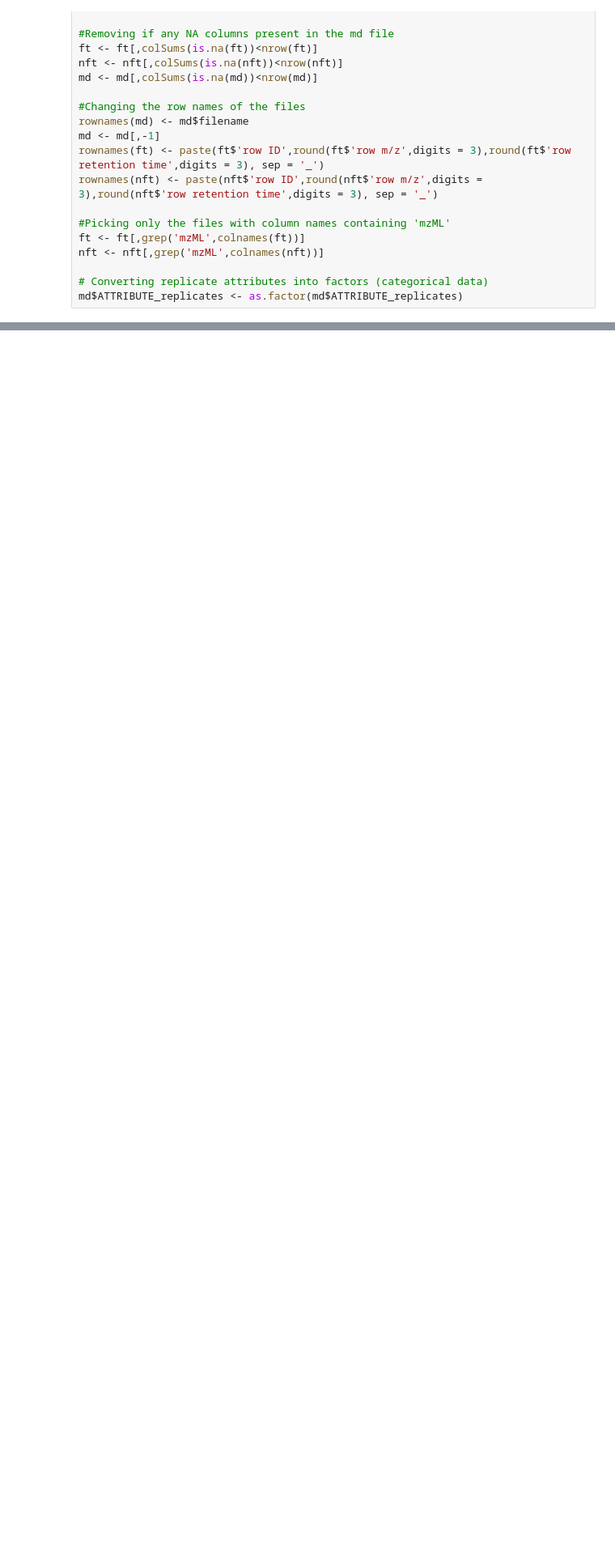
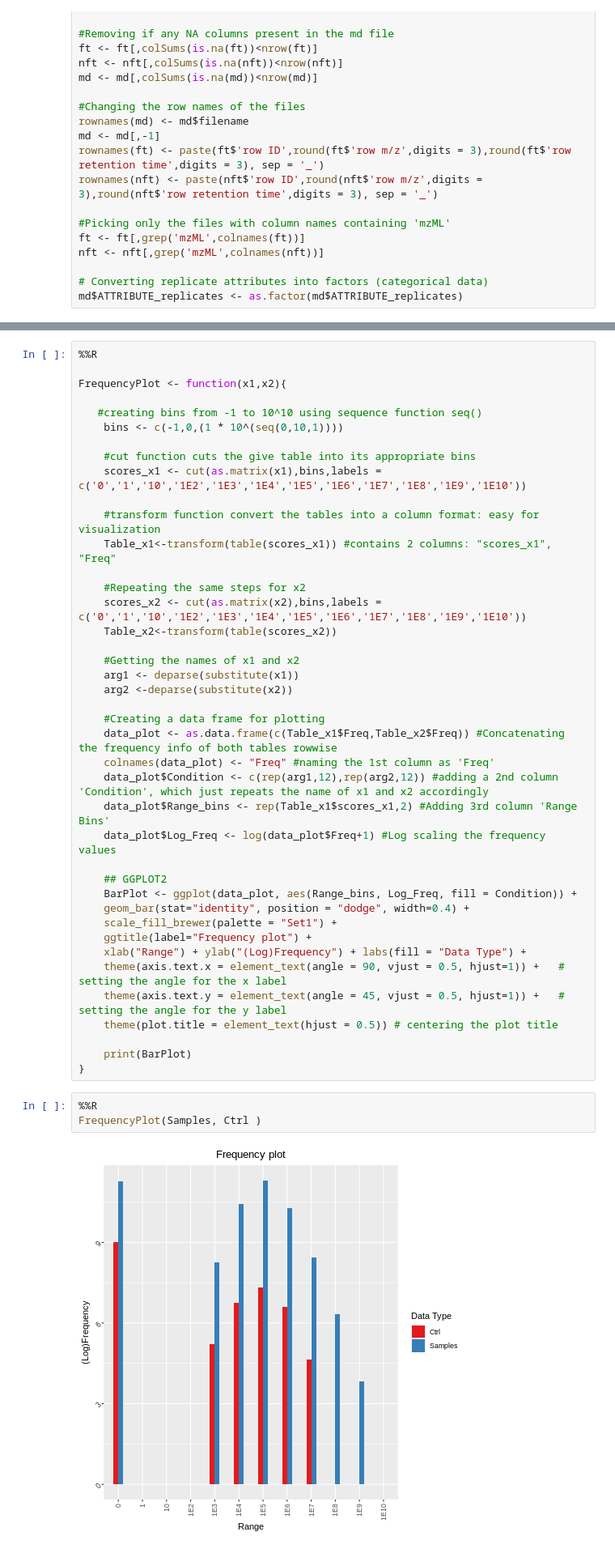
Before and after one commit to 2AMissinou/Metabolomics-Filtering, a Jupyter notebook: Metabolic_Features_Filtering_v1_3_rp.ipynb, the cells around one changed output, grey strips where cells are left out. Shown at 81% size. Cells and saved outputs as stored; diff of their text form; blank space fills up the shorter version.

```diff
--- a/Metabolic_Features_Filtering_v1_3_rp.ipynb
+++ b/Metabolic_Features_Filtering_v1_3_rp.ipynb
@@ -185,0 +277,46 @@ setwd(Directory)
+# %%
+%%R
+
+FrequencyPlot <- function(x1,x2){
+
+   #creating bins from -1 to 10^10 using sequence function seq()
+    bins <- c(-1,0,(1 * 10^(seq(0,10,1))))
+
+    #cut function cuts the give table into its appropriate bins
+    scores_x1 <- cut(as.matrix(x1),bins,labels = c('0','1','10','1E2','1E3','1E4','1E5','1E6','1E7','1E8','1E9','1E10'))
+
+    #transform function convert the tables into a column format: easy for visualization
+    Table_x1<-transform(table(scores_x1)) #contains 2 columns: "scores_x1", "Freq"
+
+    #Repeating the same steps for x2
+    scores_x2 <- cut(as.matrix(x2),bins,labels = c('0','1','10','1E2','1E3','1E4','1E5','1E6','1E7','1E8','1E9','1E10'))
+    Table_x2<-transform(table(scores_x2))
+
+    #Getting the names of x1 and x2
+    arg1 <- deparse(substitute(x1))
+    arg2 <-deparse(substitute(x2))
+
+    #Creating a data frame for plotting
+    data_plot <- as.data.frame(c(Table_x1$Freq,Table_x2$Freq)) #Concatenating the frequency info of both tables rowwise
+    colnames(data_plot) <- "Freq" #naming the 1st column as 'Freq'
+    data_plot$Condition <- c(rep(arg1,12),rep(arg2,12)) #adding a 2nd column 'Condition', which just repeats the name of x1 and x2 accordingly
+    data_plot$Range_bins <- rep(Table_x1$scores_x1,2) #Adding 3rd column 'Range Bins'
+    data_plot$Log_Freq <- log(data_plot$Freq+1) #Log scaling the frequency values
+
+    ## GGPLOT2
+    BarPlot <- ggplot(data_plot, aes(Range_bins, Log_Freq, fill = Condition)) +
+    geom_bar(stat="identity", position = "dodge", width=0.4) +
+    scale_fill_brewer(palette = "Set1") +
+    ggtitle(label="Frequency plot") +
+    xlab("Range") + ylab("(Log)Frequency") + labs(fill = "Data Type") +
+    theme(axis.text.x = element_text(angle = 90, vjust = 0.5, hjust=1)) +   # setting the angle for the x label
+    theme(axis.text.y = element_text(angle = 45, vjust = 0.5, hjust=1)) +   # setting the angle for the y label
+    theme(plot.title = element_text(hjust = 0.5)) # centering the plot title
+
+    print(BarPlot)
+}
+# %%
+%%R
+FrequencyPlot(Samples, Ctrl )
+# %% [output]
+[figure, added]
```
Also changed, not shown: parts of 66 cells of this notebook.
